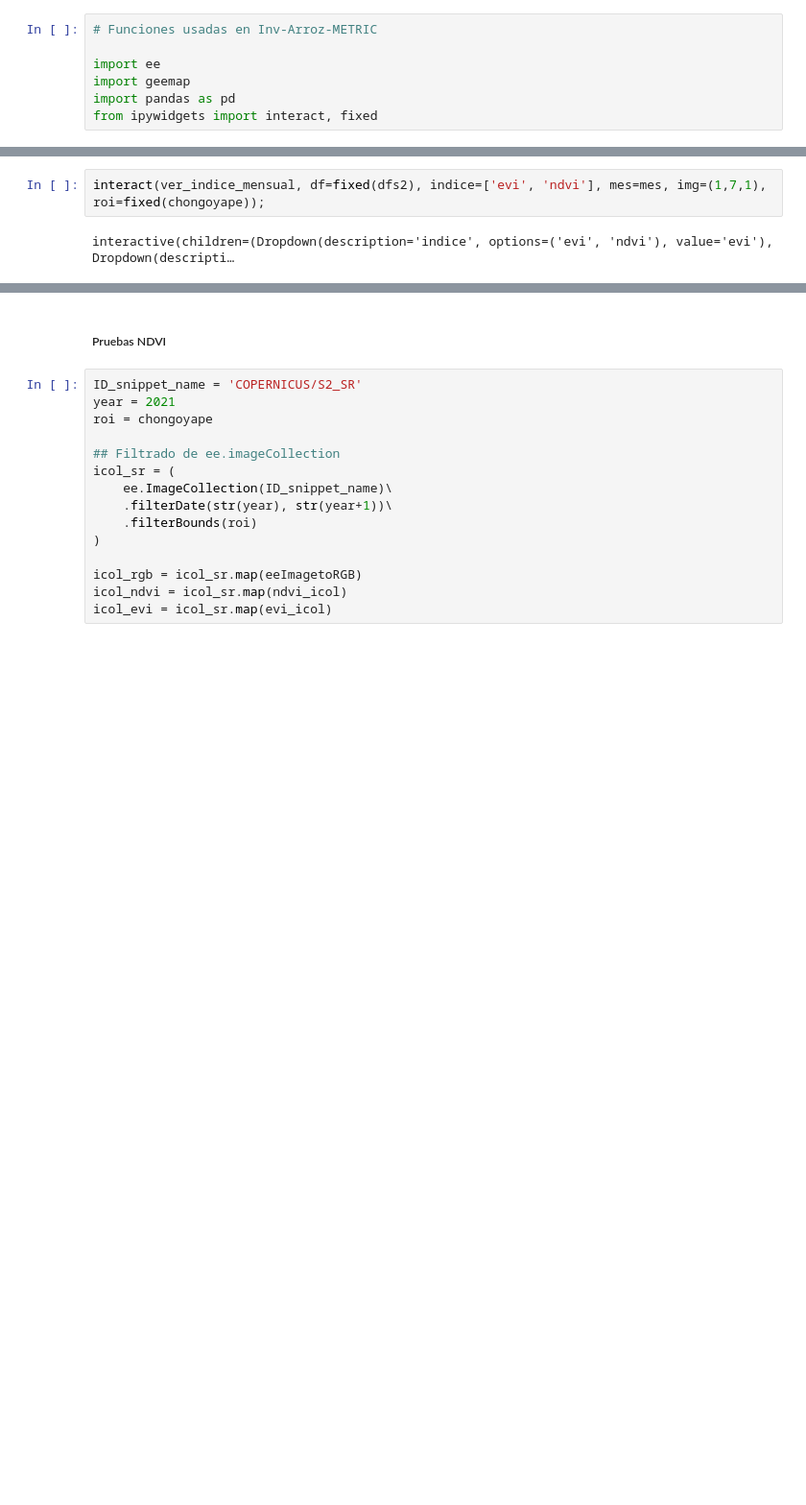
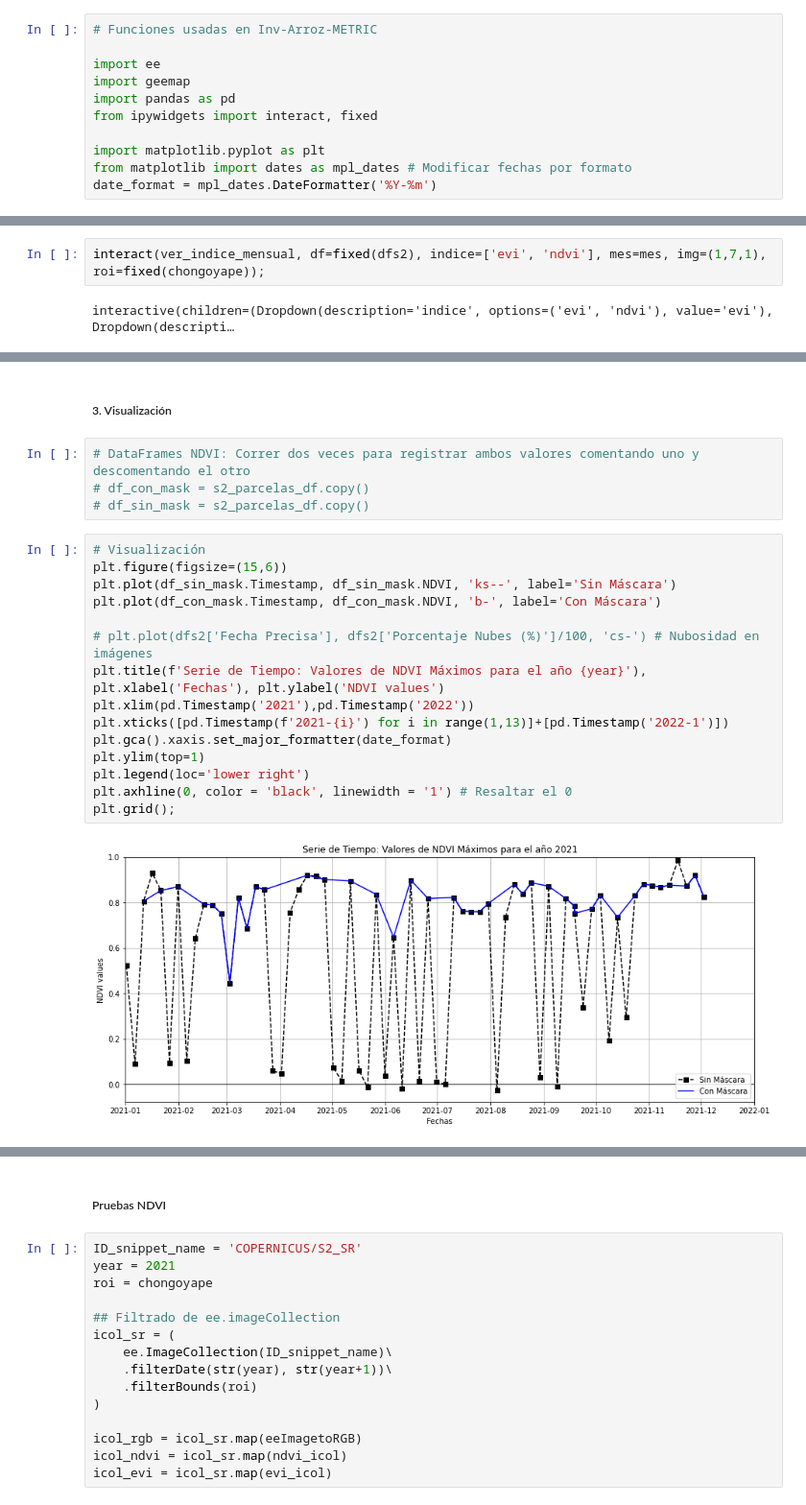
Before and after one commit to vilcagamarracf/Inv_arroz_METRIC, a Jupyter notebook: Inv_Arroz_METRIC_Pruebas.ipynb, the cells around one changed output, grey strips where cells are left out. Shown at 96% size. Saved outputs shown, nothing was run; the diff lists cells and outputs as text; blank space fills up the shorter version.

```diff
--- a/Inv_Arroz_METRIC_Pruebas.ipynb
+++ b/Inv_Arroz_METRIC_Pruebas.ipynb
@@ -85,6 +64,10 @@ import ee
 import geemap
 import pandas as pd
 from ipywidgets import interact, fixed
+
+import matplotlib.pyplot as plt
+from matplotlib import dates as mpl_dates # Modificar fechas por formato
+date_format = mpl_dates.DateFormatter('%Y-%m')
 # %%
 # @markdown Función `generar_reporte(icol)`
 
@@ -475,0 +706,23 @@ interactive(children=(Dropdown(description='indice', options=('evi', 'ndvi'), va
+# %% [markdown]
+##### 3. Visualización
+# %%
+# DataFrames NDVI: Correr dos veces para registrar ambos valores comentando uno y descomentando el otro
+# df_con_mask = s2_parcelas_df.copy()
+# df_sin_mask = s2_parcelas_df.copy()
+# %%
+# Visualización
+plt.figure(figsize=(15,6))
+plt.plot(df_sin_mask.Timestamp, df_sin_mask.NDVI, 'ks--', label='Sin Máscara')
+plt.plot(df_con_mask.Timestamp, df_con_mask.NDVI, 'b-', label='Con Máscara')
+
+# plt.plot(dfs2['Fecha Precisa'], dfs2['Porcentaje Nubes (%)']/100, 'cs-') # Nubosidad en imágenes
+plt.title(f'Serie de Tiempo: Valores de NDVI Máximos para el año {year}'), plt.xlabel('Fechas'), plt.ylabel('NDVI values')
+plt.xlim(pd.Timestamp('2021'),pd.Timestamp('2022'))
+plt.xticks([pd.Timestamp(f'2021-{i}') for i in range(1,13)]+[pd.Timestamp('2022-1')])
+plt.gca().xaxis.set_major_formatter(date_format)
+plt.ylim(top=1)
+plt.legend(loc='lower right')
+plt.axhline(0, color = 'black', linewidth = '1') # Resaltar el 0
+plt.grid();
+# %% [output]
+[figure, added]
```
Also changed, not shown: parts of 56 cells of this notebook.
